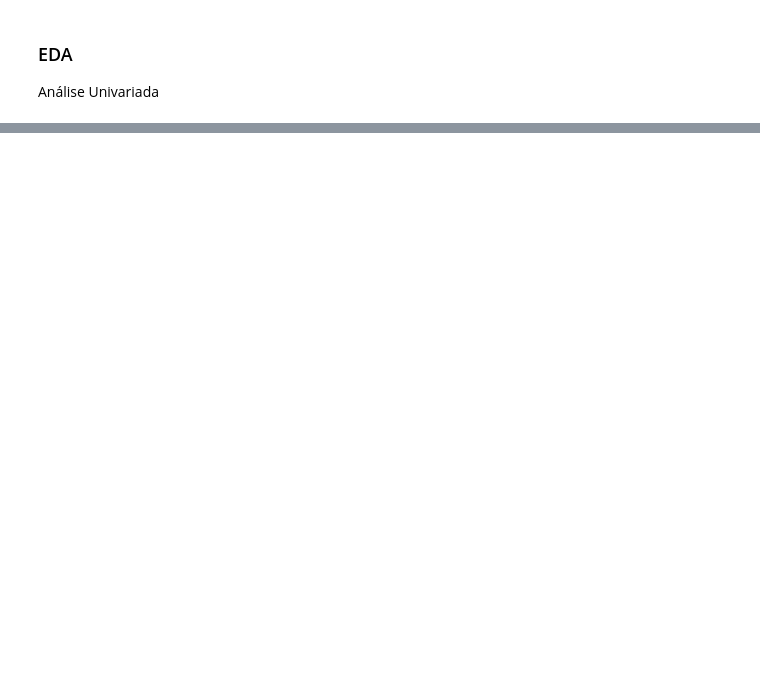
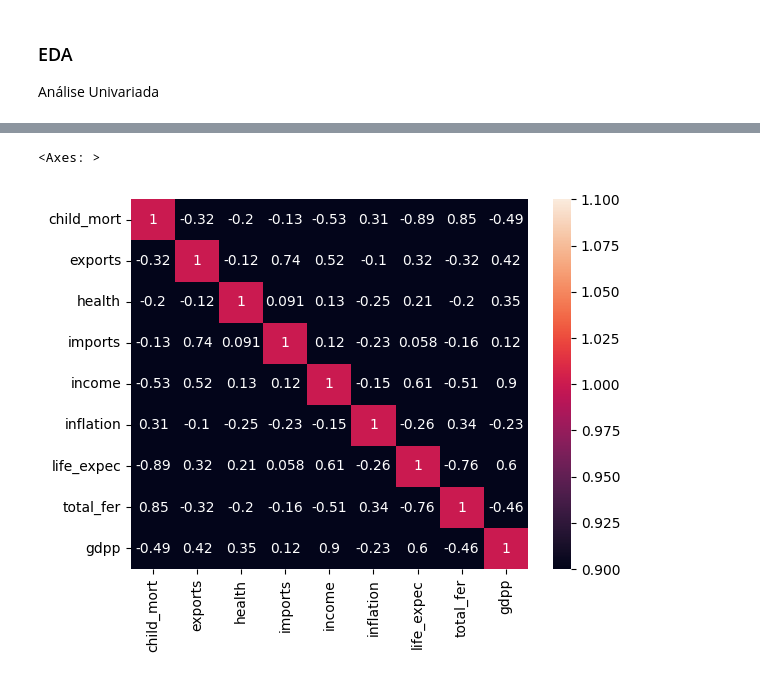
Before and after one commit to gcoelho3008/analise_paises, a Jupyter notebook: pca_countries.ipynb, the cells around one changed output, grey strips where cells are left out. Saved outputs shown, nothing was run; the diff lists cells and outputs as text; code cells hidden in the pictures; blank space fills up the shorter version.

```diff
--- a/pca_countries.ipynb
+++ b/pca_countries.ipynb
@@ -83,0 +101,9 @@ px.histogram(df_countries['life_expec'], title='Histograma da variável Life Exp
+# %%
+# Gerar uma matriz de correlação
+matriz_correlacao_countries = df_countries.corr(numeric_only=True)
+# %%
+# Plotar Matriz de Correlação
+sns.heatmap(matriz_correlacao_countries, vmin=1, vmax=1, annot=True)
+# %% [output]
+<Axes: >
+[figure, added]
```
Also changed, not shown: parts of 6 cells of this notebook.
